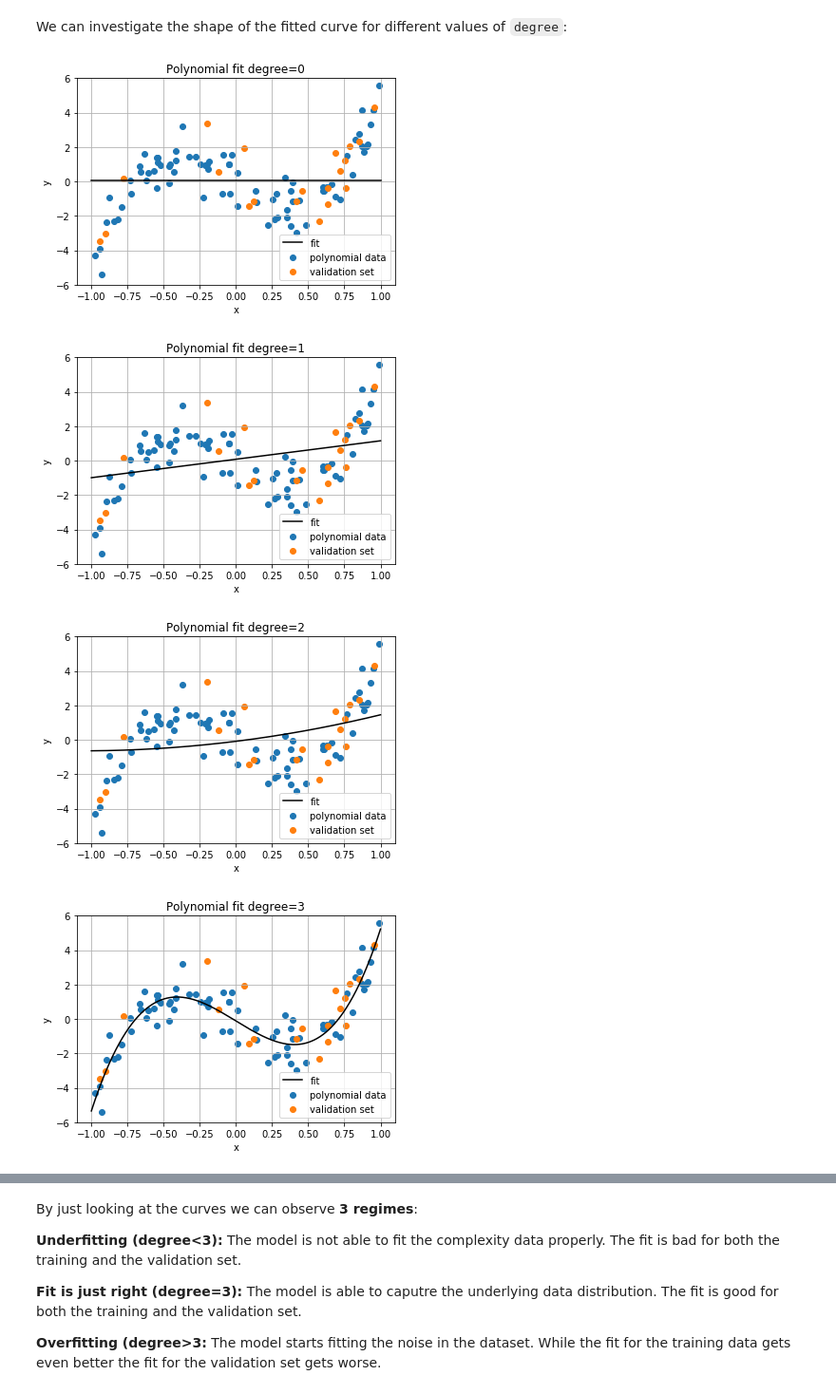
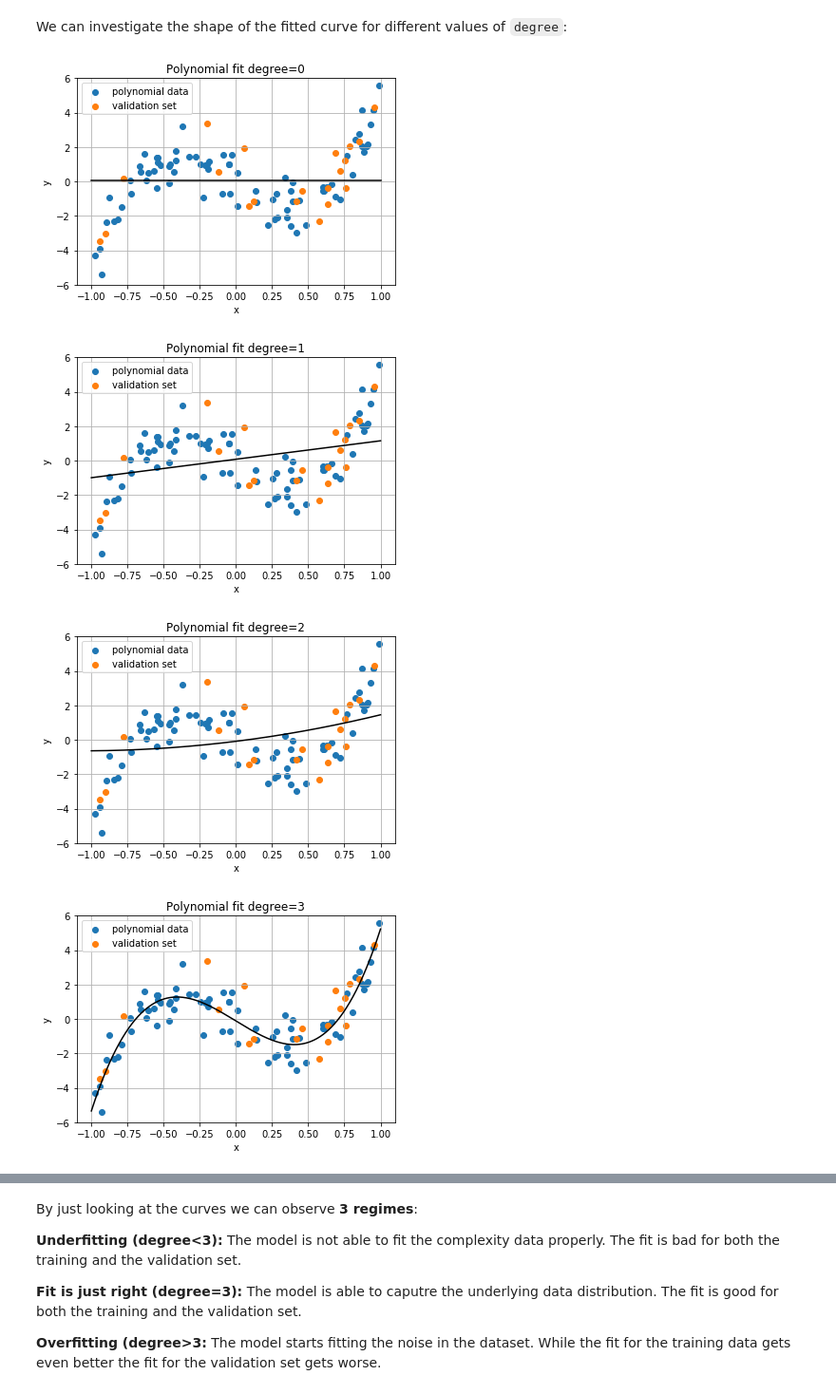
Before and after one commit to lewtun/dslectures, a Jupyter notebook: notebooks/lesson09-overfitting.ipynb, the cells around one changed output, grey strips where cells are left out. Shown at 95% size. Saved outputs shown, nothing was run; the diff lists cells and outputs as text; code cells hidden in the pictures.

```diff
--- a/notebooks/lesson09-overfitting.ipynb
+++ b/notebooks/lesson09-overfitting.ipynb
@@ -103,14 +109,15 @@ In this block we generate a random polynomial of degree 3 With the helper functi
 $$f(x) = 10 \cdot x^3 -5 \cdot x $$
 If you are interested in creating or fitting polynomial data check out the functions `numpy.polyval` and `numpy.polyfit`. In this lesson we will use wrapper functions around them. The function `get_polynomial_data(w, n_samples=100)` evaluates the polymial defined by `w` on `n_samples` random points and adds some noise to it.
 # %%
-w = np.array([10, 0, -5, 0])
-X, y = get_polynomial_data(w, n_samples=100)
+weights = np.array([10, 0, -5, 0])
+X, y = make_polynomial_data(weights, n_samples=100)
 # %% [markdown]
 We can plot the polynomial data in a scatter plot:
 # %%
-plt.title('Polynomial data')
-plt.scatter(X, y)
-plt.xlabel('x')
-plt.ylabel('y')
-plt.grid(True)
-plt.show()
+def scatter_plot_polynomial(X, y, label='', title='Polynomial data'):
+    plt.title(title)
+    plt.scatter(X, y, label=label)
+    plt.xlabel('x')
+    plt.ylabel('y')
+    plt.grid(True)
+    plt.legend(loc='best')
@@ -135,6 +139,6 @@ plt.show()
 # %% [markdown]
 Now lets fit a polynomial to the generated data. We can use `PolyFit` class to fit a polynomial to the data. We can pass the the degree as an argument and then use the same functions `fit`, `predict` and `evaluate` functions known from `scikit-learn`.
 # %%
-pf = PolyFit(degree=3)
-pf.fit(X_train, y_train)
+pr = PolynomialRegressor(degree=3)
+pr.fit(X_train, y_train)
 # %% [output]
@@ -143,5 +147,5 @@ pf.fit(X_train, y_train)
 Now we want to see how that polynomial looks like on a range from [-1, 1]:
 # %%
 X_lin = np.linspace(-1, 1, 1000)
-y_fit = pf.predict(X_lin)
+y_fit = pr.predict(X_lin)
 # %%
@@ -162,22 +161,19 @@ plt.show()
 We can investigate the shape of the fitted curve for different values of `degree`:
 # %%
 for degree in [0, 1, 2, 3, 5, 10, 50]:
-    pf = PolyFit(degree=degree)
-    pf.fit(X_train, y_train)
-    y_fit = pf.predict(X_lin)
+    pr = PolynomialRegressor(degree=degree)
+    pr.fit(X_train, y_train)
+    y_fit = pr.predict(X_lin)
 
-    plt.title(f'Polynomial fit degree={degree}')
-    plt.scatter(X_train, y_train, label='polynomial data')
-    plt.scatter(X_valid, y_valid, label='validation set')
+    title = f'Polynomial fit degree={degree}'
+    scatter_plot_polynomial(X_train, y_train, label='polynomial data', title=title)
+    scatter_plot_polynomial(X_valid, y_valid, label='validation set', title=title)
     plt.plot(X_lin, y_fit, label='fit', c='black')
-    plt.xlabel('x')
-    plt.ylabel('y')
-    plt.legend(loc='best')
+
     plt.ylim([-6, 6])
-    plt.grid(True)
     plt.show()
 # %% [output]
-[figure, old version]
+[figure, new version]
-[figure, old version]
+[figure, new version]
-[figure, old version]
+[figure, new version]
-[figure, old version]
+[figure, new version]
```
Also changed, not shown: parts of 42 cells of this notebook, 5 other files.
